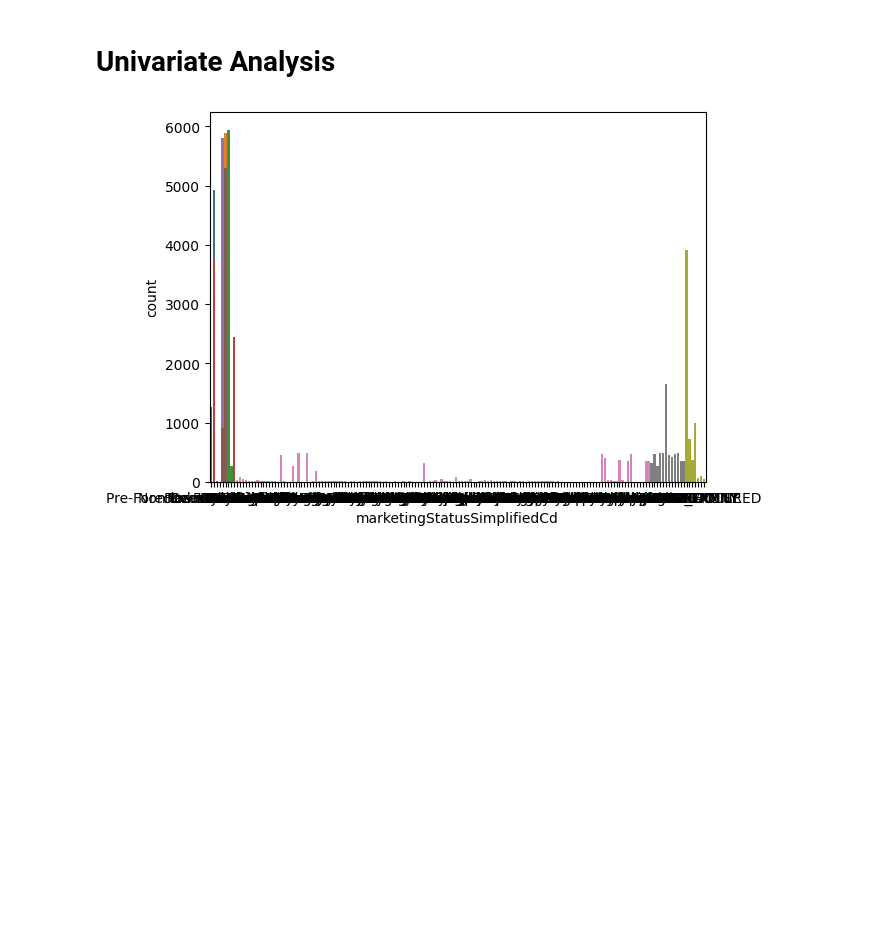
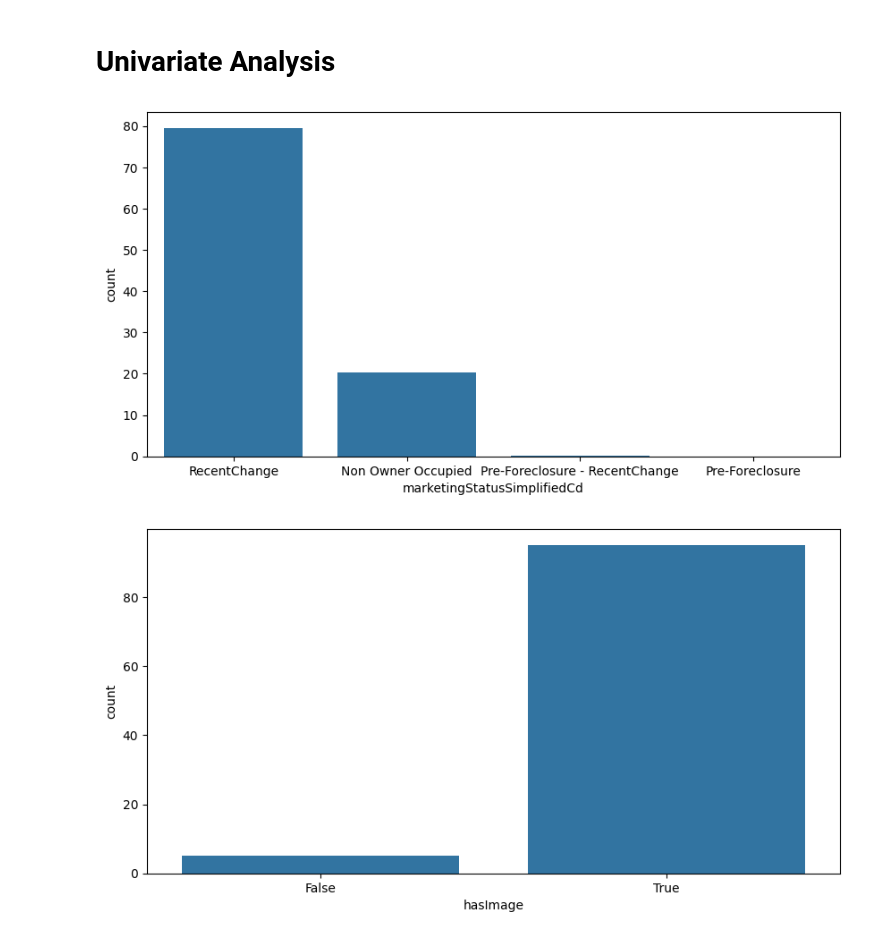
Before and after one commit to srikanthragh06/dataVisualizationCaseStudy, a Jupyter notebook: srikanth_eda.ipynb, the cells around one changed output. Cells and saved outputs as stored; diff of their text form; code cells hidden in the pictures; blank space fills up the shorter version.

```diff
--- a/srikanth_eda.ipynb
+++ b/srikanth_eda.ipynb
@@ -43,8 +43,10 @@ Numerical columns:
 ['beds', 'baths', 'area', 'latitude', 'longitude', 'rentZestimate', 'price']
 # %% [markdown]
 # Univariate Analysis
-# %%
-for col in catCols:
-    sns.countplot(data=df.value_counts(),x=col)
-# %% [output]
-[figure, removed]
+# %%
+for col in catCols:
+    fig,ax=plt.subplots(1,1,figsize=(10,5))
+    sns.barplot((df[col].value_counts()/df.shape[0])*100,ax=ax)
+# %% [output]
+[figure, added]
+[figure, added]
```
Also changed, not shown: parts of 2 cells of this notebook.
